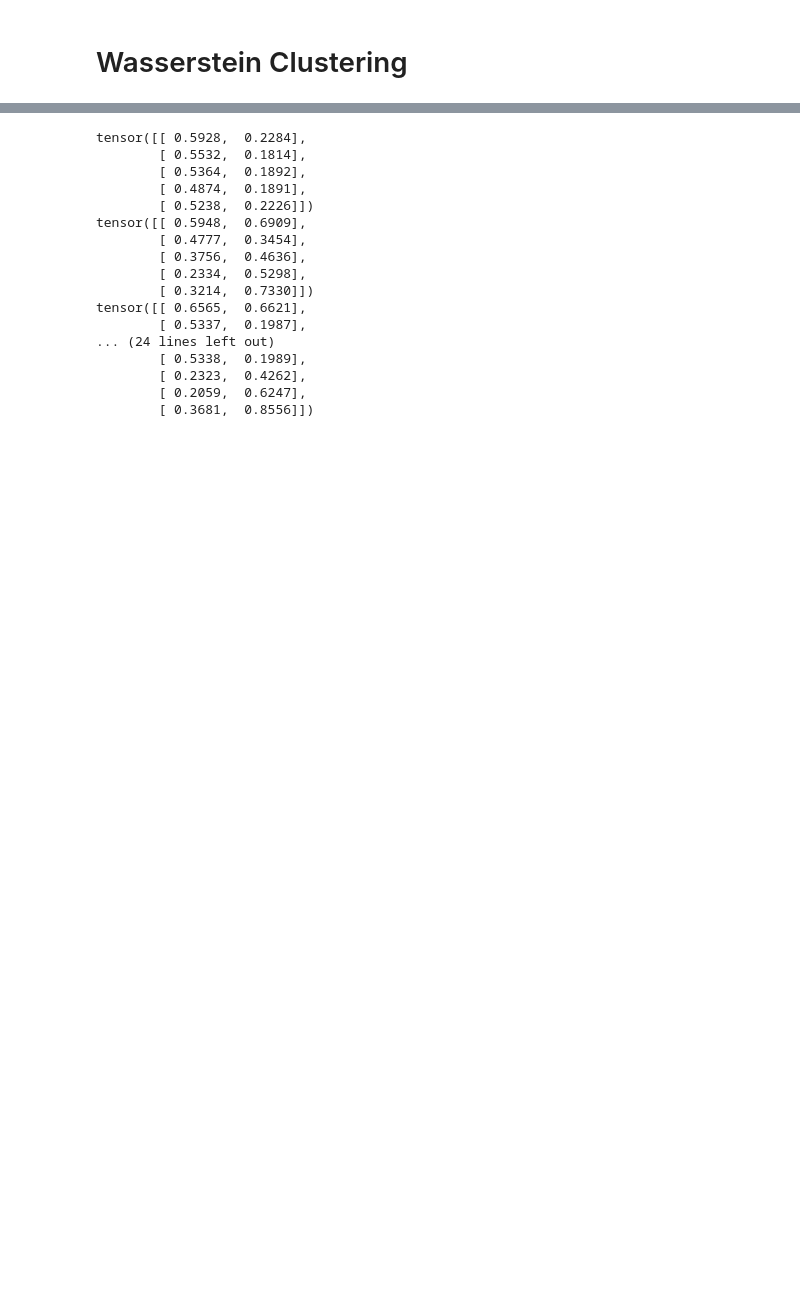
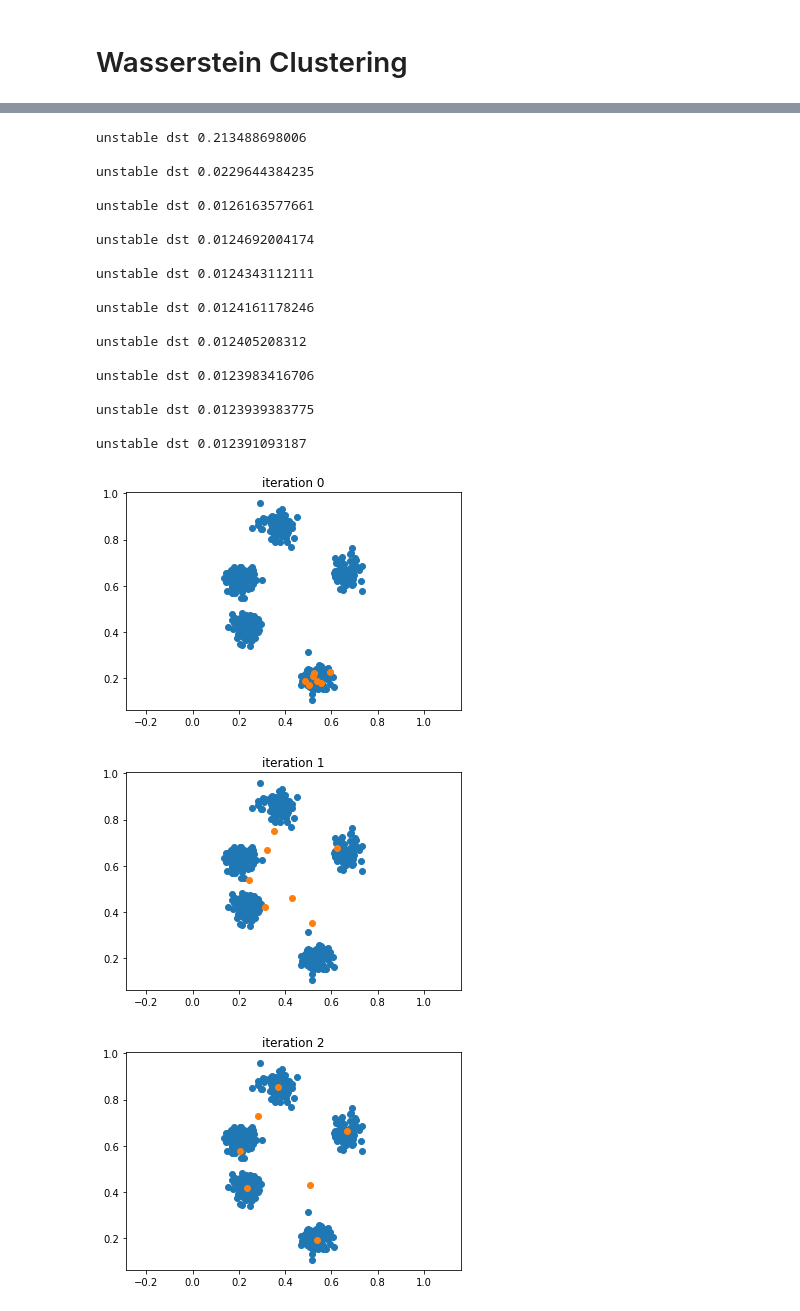
Before and after one commit to gabrielhuang/centroid-networks, a Jupyter notebook: scripts/cluster/clustering.ipynb, the cells around one changed output, grey strips where cells are left out. Saved outputs shown, nothing was run; the diff lists cells and outputs as text; code cells hidden in the pictures; blank space fills up the shorter version.

```diff
--- a/scripts/cluster/clustering.ipynb
+++ b/scripts/cluster/clustering.ipynb
@@ -139,35 +203,48 @@ tensor(1.00000e-44 *
 # %%
 # Initialize
-n_components = 5
+n_components = 7
 # initialize to 5 first points
-centroids = X[:5].clone()
+centroids = X[:n_components].clone()
 #centroids = torch.zeros_like(X[:5])  # will get stuck
-iterations = 8
+iterations = 10
+regularization = 100.
 for iteration in xrange(iterations):
+    plt.figure()
+    plot_samples(X)
+    plot_samples(centroids)
+    plt.title('iteration {}'.format(iteration))
+
     # Expectation - Compute Sinkhorn distance
     distances = get_pairwise_distances(X, centroids)
-    dst, P, u, v = compute_sinkhorn(distances, regularization=100.)
-    print centroids
-    # P_ij / sum_i P_ij is soft-assignment of cluster j
-    assignments = P / P.sum(0, keepdim=True)
+    dst, P, u, v = compute_sinkhorn(distances, regularization=regularization)
+    print '\nunstable dst', dst.item()
+    #dst, P, u, v = compute_sinkhorn_stable(distances, regularization=regularization)
+    #print 'stable dst', dst.item()
+
+    soft_assignments = P / P.sum(0, keepdim=True)  # P_ij / sum_i P_ij is soft-assignment of cluster j
 
     # Minimization
-    centroids = torch.matmul(assignments.t(), X)
+    centroids = torch.matmul(soft_assignments.t(), X)
 # %% [output]
-tensor([[ 0.5928,  0.2284],
-        [ 0.5532,  0.1814],
-        [ 0.5364,  0.1892],
-        [ 0.4874,  0.1891],
-        [ 0.5238,  0.2226]])
-tensor([[ 0.5948,  0.6909],
-        [ 0.4777,  0.3454],
-        [ 0.3756,  0.4636],
-        [ 0.2334,  0.5298],
-        [ 0.3214,  0.7330]])
-tensor([[ 0.6565,  0.6621],
-        [ 0.5337,  0.1987],
-... (24 lines left out)
-        [ 0.5338,  0.1989],
-        [ 0.2323,  0.4262],
-        [ 0.2059,  0.6247],
-        [ 0.3681,  0.8556]])
+unstable dst 0.213488698006
+
+unstable dst 0.0229644384235
+
+unstable dst 0.0126163577661
+
+unstable dst 0.0124692004174
+
+unstable dst 0.0124343112111
+
+unstable dst 0.0124161178246
+
+unstable dst 0.012405208312
+
+unstable dst 0.0123983416706
+
+unstable dst 0.0123939383775
+
+unstable dst 0.012391093187
+[figure, added]
+[figure, added]
+[figure, added]
```
Also changed, not shown: parts of 8 cells of this notebook.
